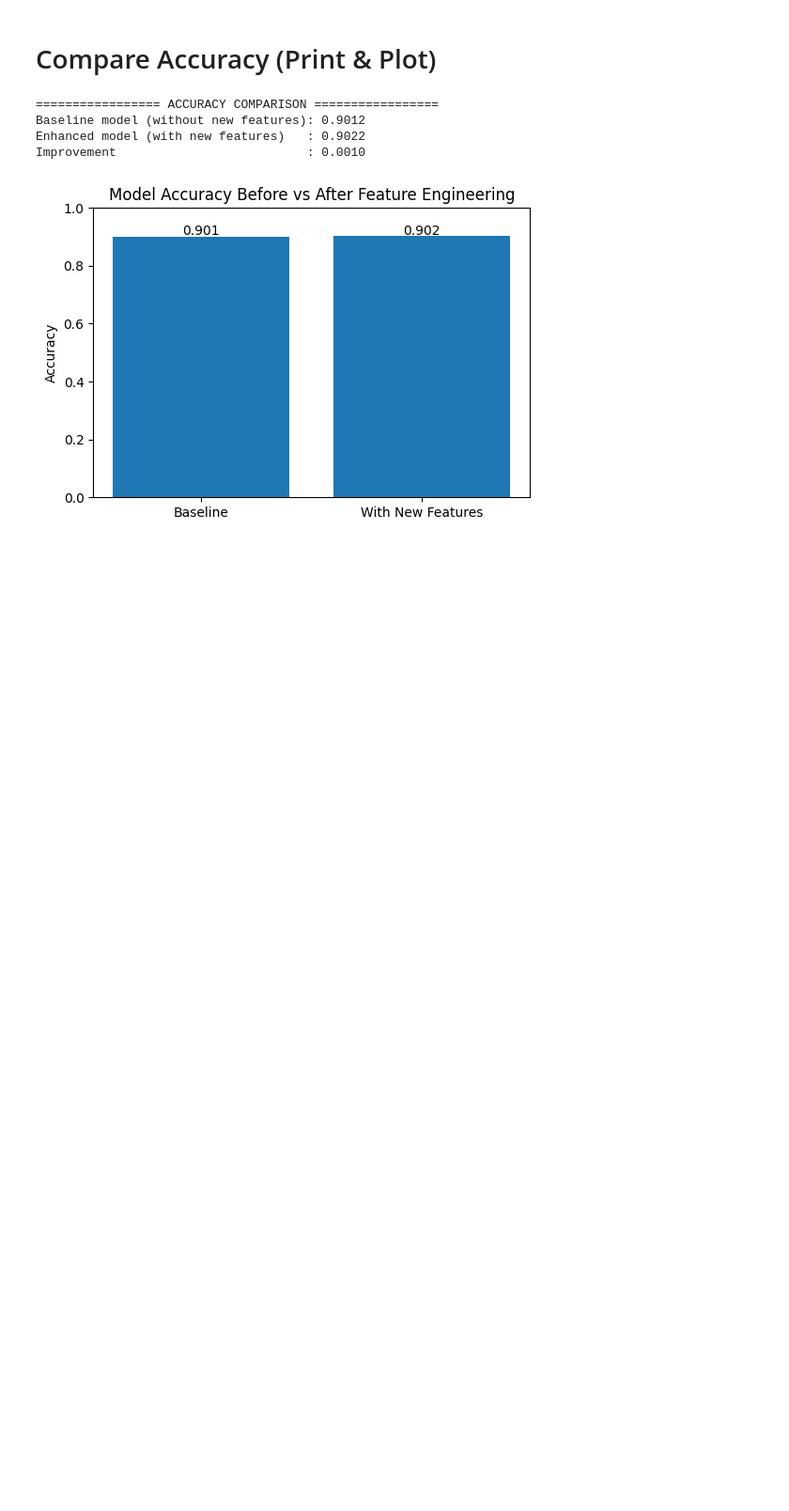
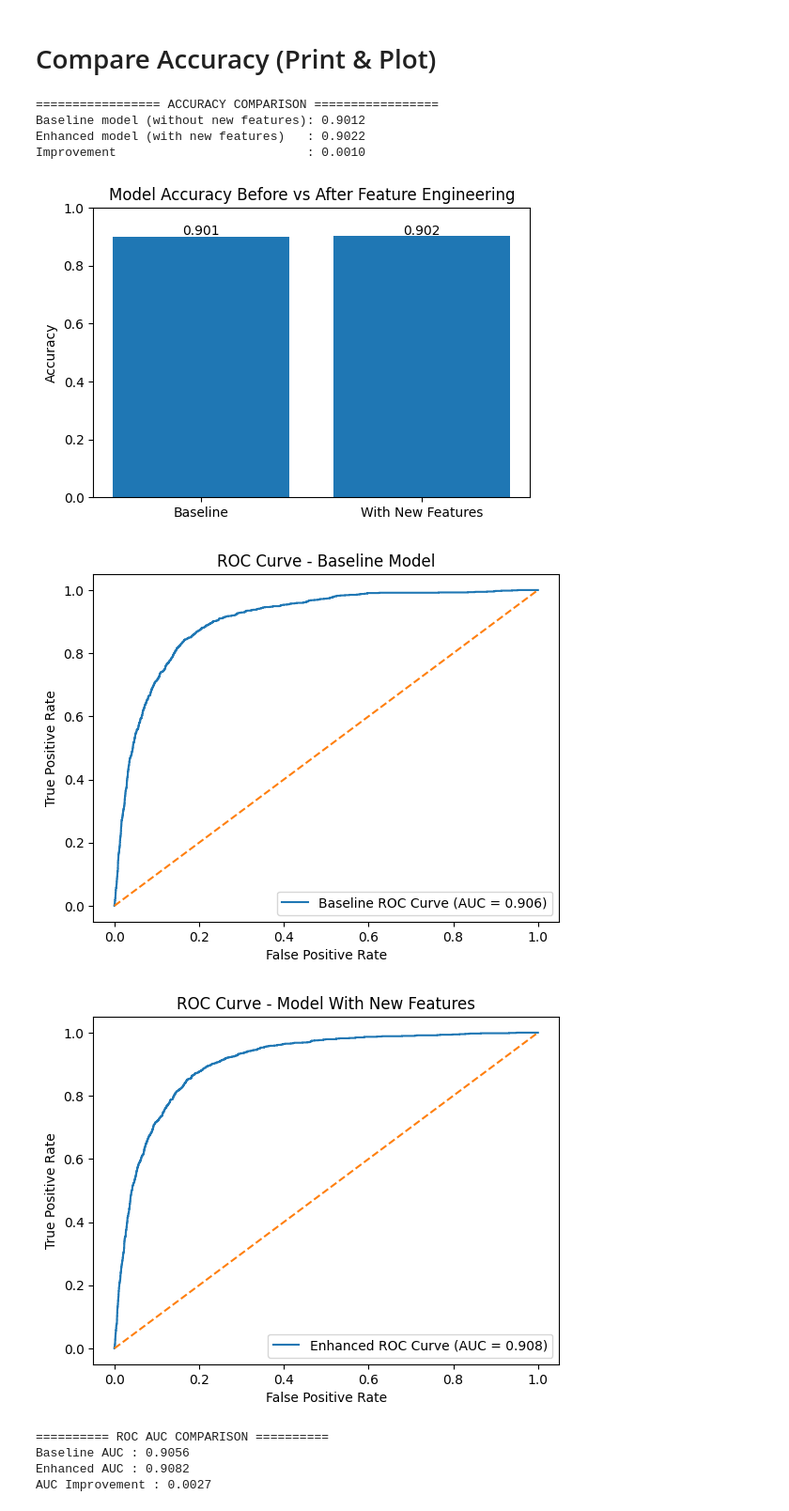
Before and after one commit to gulshan0201/DATA-Science, a Jupyter notebook: Project_ML.ipynb, the cells around one changed output. Shown at 94% size. Cells and saved outputs as stored; diff of their text form; code cells hidden in the pictures; blank space fills up the shorter version.

```diff
--- a/Project_ML.ipynb
+++ b/Project_ML.ipynb
@@ -312,3 +312,62 @@ Baseline model (without new features): 0.9012
 Enhanced model (with new features)   : 0.9022
 Improvement                          : 0.0010
 [figure]
+# %%
+from sklearn.metrics import roc_curve, auc
+import matplotlib.pyplot as plt
+
+# Convert target to binary (yes=1, no=0)
+y_test_binary = y_test.map({'no': 0, 'yes': 1})
+y_test_eng_binary = y_test_eng.map({'no': 0, 'yes': 1})
+
+# ===============================
+# ROC Curve - Baseline Model
+# ===============================
+
+y_prob_base = clf_baseline.predict_proba(X_test)[:, 1]
+fpr_base, tpr_base, _ = roc_curve(y_test_binary, y_prob_base)
+roc_auc_base = auc(fpr_base, tpr_base)
+
+plt.figure()
+plt.plot(fpr_base, tpr_base, label=f"Baseline ROC Curve (AUC = {roc_auc_base:.3f})")
+plt.plot([0, 1], [0, 1], linestyle="--")
+plt.xlabel("False Positive Rate")
+plt.ylabel("True Positive Rate")
+plt.title("ROC Curve - Baseline Model")
+plt.legend()
+plt.show()
+
+
+# ===============================
+# ROC Curve - Enhanced Model
+# ===============================
+
+y_prob_eng = clf_eng.predict_proba(X_test_eng)[:, 1]
+fpr_eng, tpr_eng, _ = roc_curve(y_test_eng_binary, y_prob_eng)
+roc_auc_eng = auc(fpr_eng, tpr_eng)
+
+plt.figure()
+plt.plot(fpr_eng, tpr_eng, label=f"Enhanced ROC Curve (AUC = {roc_auc_eng:.3f})")
+plt.plot([0, 1], [0, 1], linestyle="--")
+plt.xlabel("False Positive Rate")
+plt.ylabel("True Positive Rate")
+plt.title("ROC Curve - Model With New Features")
+plt.legend()
+plt.show()
+
+
+# ===============================
+# Print AUC Comparison
+# ===============================
+
+print("========== ROC AUC COMPARISON ==========")
+print(f"Baseline AUC : {roc_auc_base:.4f}")
+print(f"Enhanced AUC : {roc_auc_eng:.4f}")
+print(f"AUC Improvement : {roc_auc_eng - roc_auc_base:.4f}")
+# %% [output]
+[figure, added]
+[figure, added]
+========== ROC AUC COMPARISON ==========
+Baseline AUC : 0.9056
+Enhanced AUC : 0.9082
+AUC Improvement : 0.0027
```
